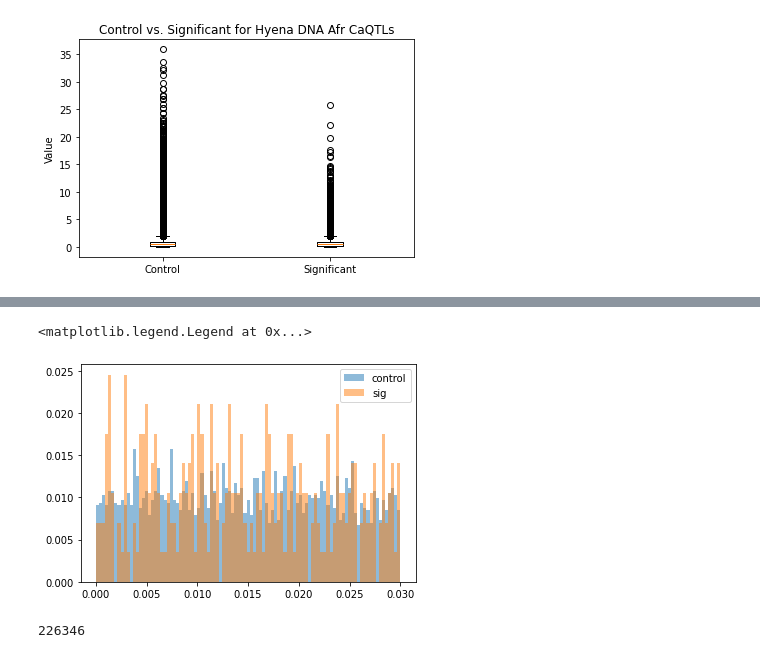
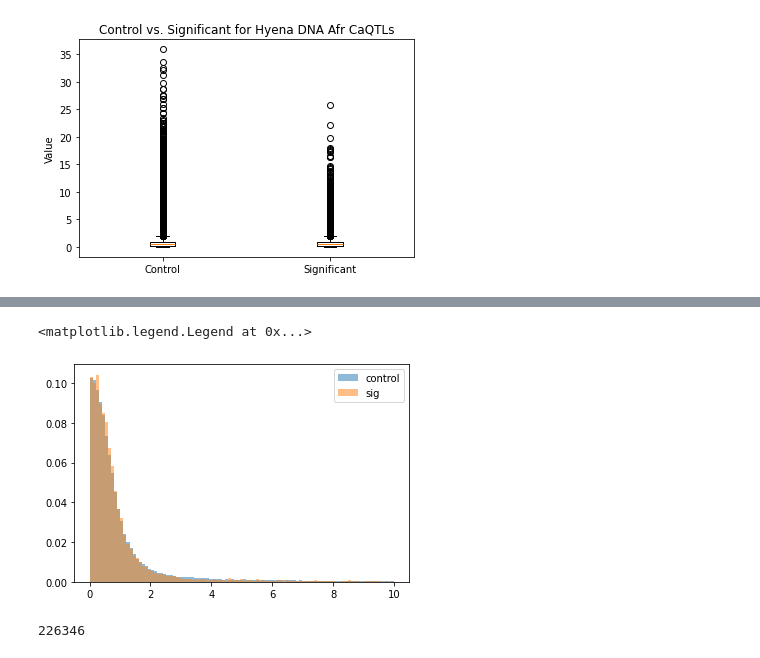
Before and after one commit to kundajelab/DART-Eval, a Jupyter notebook: src/dnalm_bench/single/experiments/variant_effect_prediction/Zero_Shot_Likelihoods.ipynb, the cells around one changed output, grey strips where cells are left out. Saved outputs shown, nothing was run; the diff lists cells and outputs as text; code cells hidden in the pictures.

```diff
--- a/src/dnalm_bench/single/experiments/variant_effect_prediction/Zero_Shot_Likelihoods.ipynb
+++ b/src/dnalm_bench/single/experiments/variant_effect_prediction/Zero_Shot_Likelihoods.ipynb
@@ -345,16 +373,16 @@ effect_size_logfc(afr_asb, f"{model} African ASB caQTLs")
 # %%
-bins = np.linspace(0, 0.03, 100)  # Define the bins to cover the range of both datasets
+bins = np.linspace(0, 10, 100)  # Define the bins to cover the range of both datasets
 
 counts_ctrl, bins_ctrl = np.histogram(ctrl_likelihoods, bins=bins)
 fractions_ctrol = counts_ctrl / counts_ctrl.sum()
 plt.hist(bins_ctrl[:-1], bins_ctrl, weights=fractions_ctrol, alpha=0.5, label="control")
 counts_sig, bins_sig = np.histogram(sig_likelihoods, bins=bins)
 fractions_sig = counts_sig / counts_sig.sum()
 plt.hist(bins_sig[:-1], bins_sig, weights=fractions_sig, alpha=0.5, label="sig")
 plt.legend()
 # %% [output]
 <matplotlib.legend.Legend at 0x...>
-[figure, old version]
+[figure, new version]
 # %%
 paths = glob.glob("/oak/stanford/groups/akundaje/projects/dnalm_benchmark/variants/likelihoods/hyenadna-large-1m-seqlen-hf/*")
 # %%
```
Also changed, not shown: parts of 30 cells of this notebook, 4 other files.
